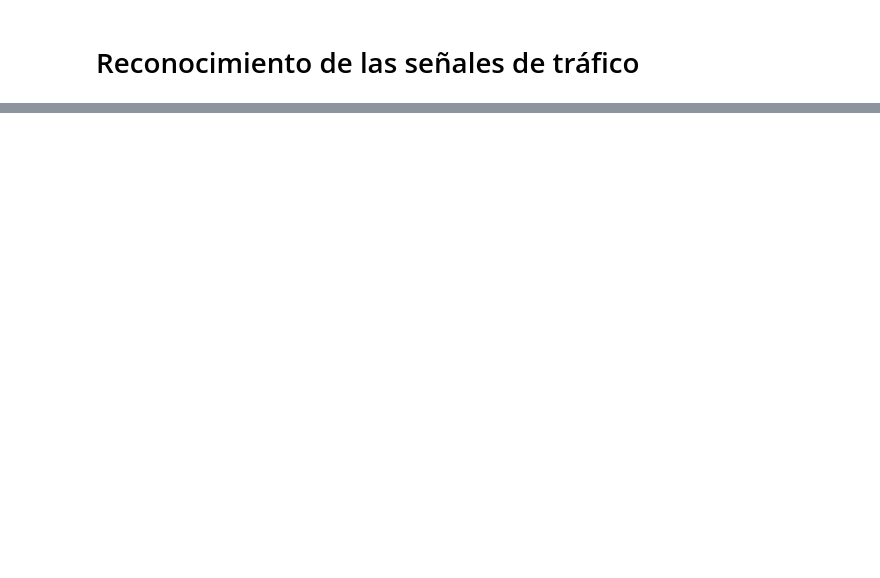
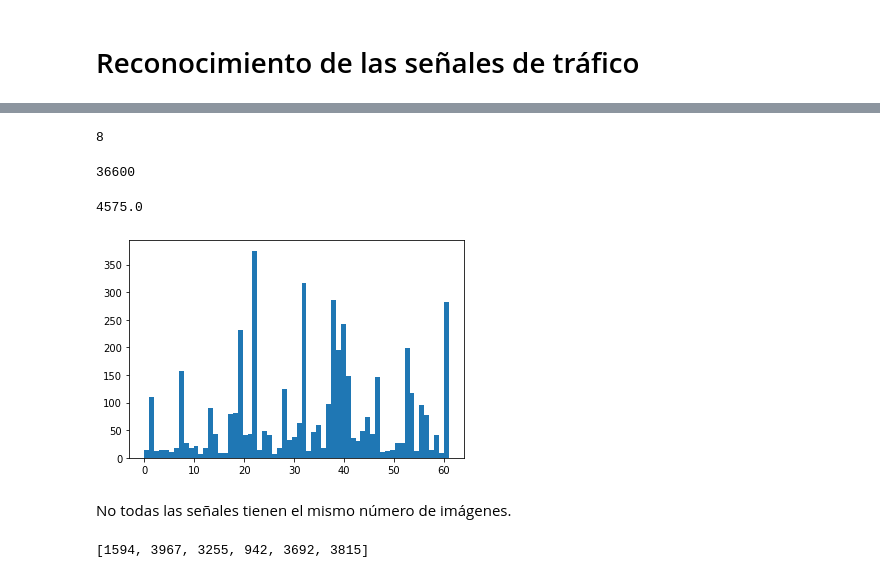
Before and after one commit to jmudy/python-ml-course, a Jupyter notebook: notebooks/Part 12 - Introduccion Redes Neuronales y Deep Learning con Tensorflow/12 - 2 - Señales de trafico.ipynb, the cells around one changed output, grey strips where cells are left out. Saved outputs shown, nothing was run; the diff lists cells and outputs as text; code cells hidden in the pictures; blank space fills up the shorter version.

```diff
--- a/notebooks/Part 12 - Introduccion Redes Neuronales y Deep Learning con Tensorflow/12 - 2 - Señales de trafico.ipynb
+++ b/notebooks/Part 12 - Introduccion Redes Neuronales y Deep Learning con Tensorflow/12 - 2 - Señales de trafico.ipynb
@@ -36,0 +35,2 @@ len(images)
+# %%
+labels = np.array(labels, dtype=object)
@@ -36,0 +87,12 @@ len(images)
+# %%
+images.itemsize
+# %% [output]
+8
+# %%
+images.nbytes
+# %% [output]
+36600
+# %%
+images.nbytes/images.itemsize
+# %% [output]
+4575.0
@@ -36,0 +101,7 @@ len(images)
+# %%
+plt.hist(labels, len(set(labels)))
+plt.show()
+# %% [output]
+[figure, added]
+# %% [markdown]
+No todas las señales tienen el mismo número de imágenes.
@@ -36,0 +110,5 @@ len(images)
+# %%
+rand_signs = random.sample(range(0, len(labels)), 6)
+rand_signs
+# %% [output]
+[1594, 3967, 3255, 942, 3692, 3815]
```
Also changed, not shown: parts of 41 cells of this notebook, 14 other files.
